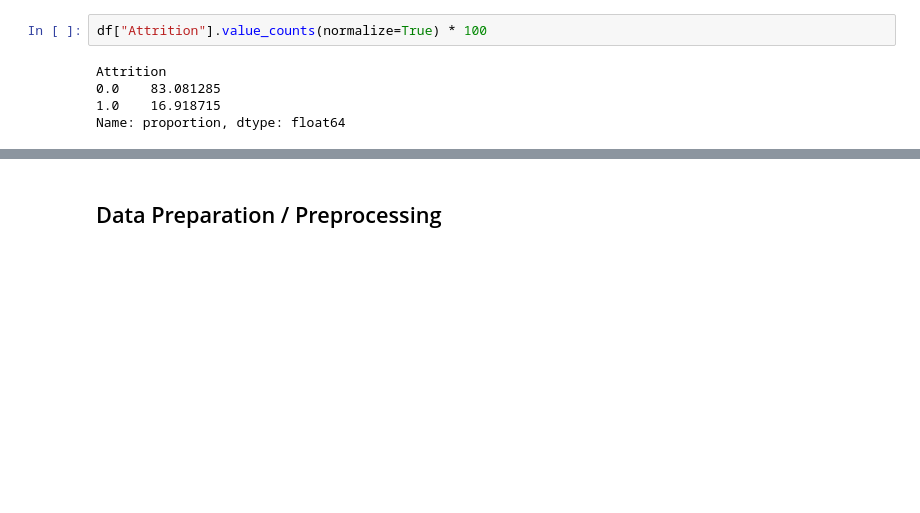
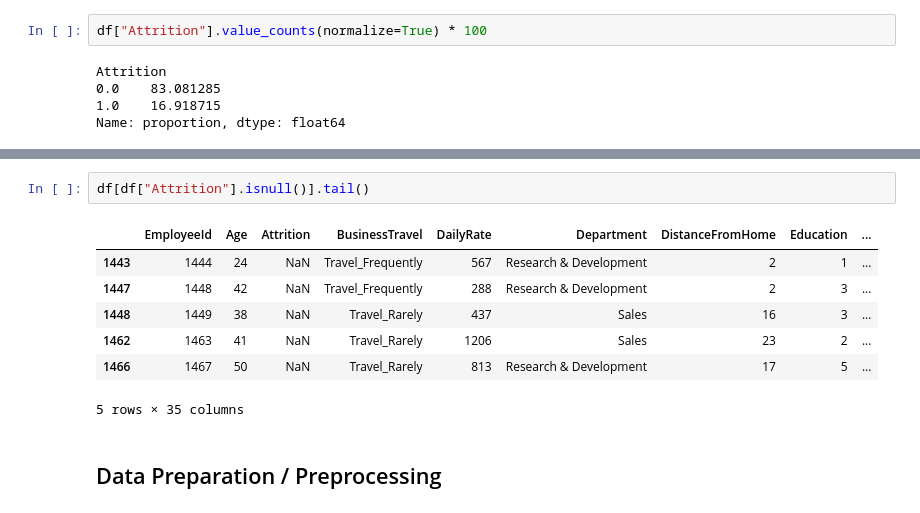
Before and after one commit to aeiprsty/jayajayamaju-departemen-HR, a Jupyter notebook: notebook.ipynb, the cells around one changed output, grey strips where cells are left out. Drawn from its saved outputs; the diff is of its cells as text; blank space fills up the shorter version.

```diff
--- a/notebook.ipynb
+++ b/notebook.ipynb
@@ -127,2 +137,12 @@ Name: proportion, dtype: float64
+# %%
+df[df["Attrition"].isnull()].tail()
+# %% [output]
+|  | EmployeeId | Age | Attrition | BusinessTravel | DailyRate | Department | DistanceFromHome | Education | ... |
+| 1443 | 1444 | 24 | NaN | Travel_Frequently | 567 | Research & Development | 2 | 1 | ... |
+| 1447 | 1448 | 42 | NaN | Travel_Frequently | 288 | Research & Development | 2 | 3 | ... |
+| 1448 | 1449 | 38 | NaN | Travel_Rarely | 437 | Sales | 16 | 3 | ... |
+| 1462 | 1463 | 41 | NaN | Travel_Rarely | 1206 | Sales | 23 | 2 | ... |
+| 1466 | 1467 | 50 | NaN | Travel_Rarely | 813 | Research & Development | 17 | 5 | ... |
+5 rows × 35 columns
 # %% [markdown]
 ## Data Preparation / Preprocessing
```
Also changed, not shown: parts of 4 cells of this notebook.
